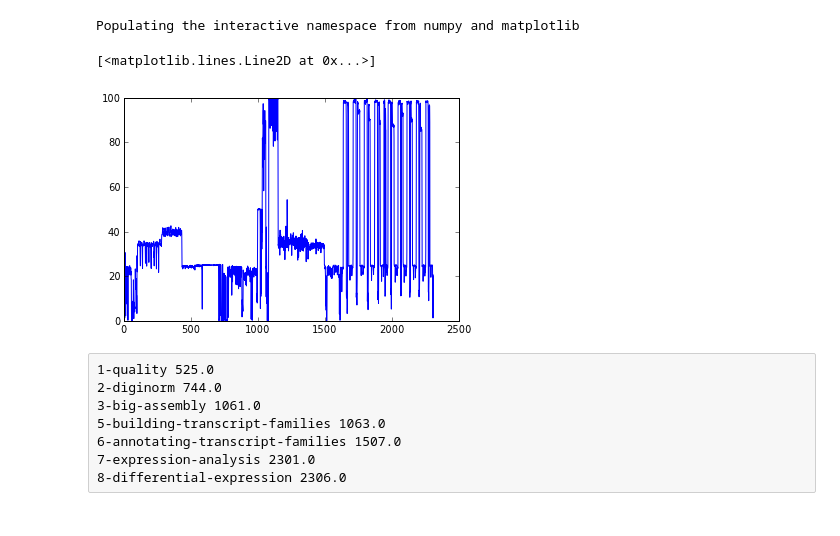
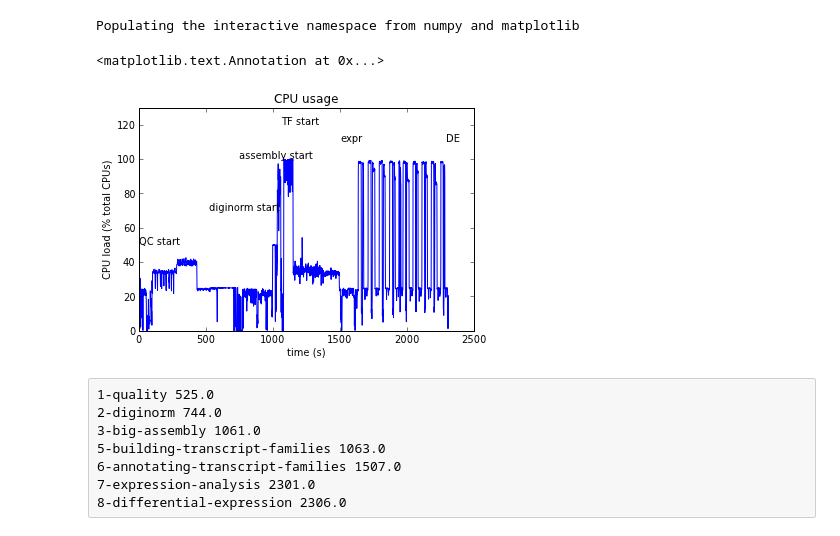
Before and after one commit to ctb/sartre, a Jupyter notebook: bench0.ipynb, the cells around one changed output. Drawn from its saved outputs; the diff is of its cells as text; code cells hidden in the pictures.

```diff
--- a/bench0.ipynb
+++ b/bench0.ipynb
@@ -4,13 +4,23 @@
 Populating the interactive namespace from numpy and matplotlib
 # %%
 import numpy
-x = numpy.loadtxt('out')
+cpu = numpy.loadtxt('out')
-# %%
-plot(x[:,0], x[:,1])
-#axis(xmin=600)
-# %% [output]
-[<matplotlib.lines.Line2D at 0x...>]
-[figure, removed]
+# %%
+plot(cpu[:,0], cpu[:,1])
+xlabel('time (s)')
+ylabel('CPU load (% total CPUs)')
+title("CPU usage")
+axis(ymax=130)
+
+annotate("QC start", (0, 50))
+annotate("diginorm start", (525, 70))
+annotate("assembly start", (744, 100))
+annotate("TF start", (1061, 120))
+annotate("expr", (1507, 110))
+annotate("DE", (2301, 110))
+# %% [output]
+<matplotlib.text.Annotation at 0x...>
+[figure, added]
 # %% [raw]
 1-quality 525.0
 2-diginorm 744.0
```
Also changed, not shown: parts of 2 cells of this notebook, 1 other file.
